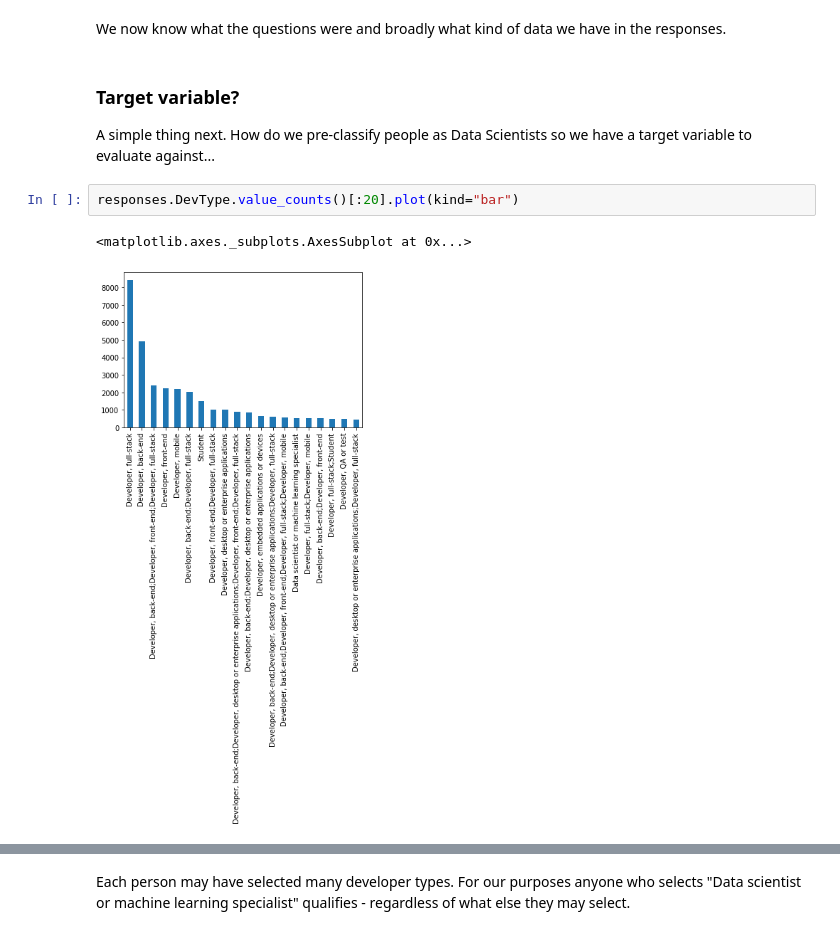
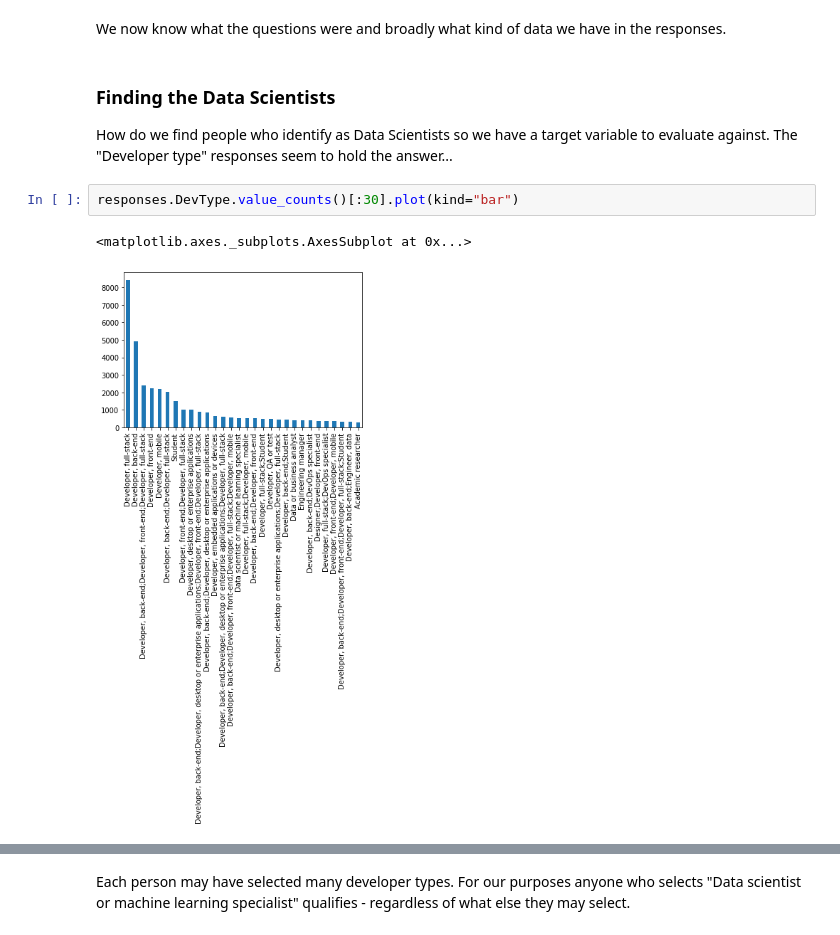
Before and after one commit to deacona/stackoverflow2019, a Jupyter notebook: Q2_Data_Scientist_classifier.ipynb, the cells around one changed output, grey strips where cells are left out. Cells and saved outputs as stored; diff of their text form.

```diff
--- a/Q2_Data_Scientist_classifier.ipynb
+++ b/Q2_Data_Scientist_classifier.ipynb
@@ -95,11 +102,11 @@ responses.apply(lambda x: x.astype(str).str.contains(';')).describe()
 # %% [markdown]
 We now know what the questions were and broadly what kind of data we have in the responses.
 # %% [markdown]
-### Target variable?
+### Finding the Data Scientists
 
-A simple thing next. How do we pre-classify people as Data Scientists so we have a target variable to evaluate against...
+How do we find people who identify as Data Scientists so we have a target variable to evaluate against. The "Developer type" responses seem to hold the answer...
 # %%
-responses.DevType.value_counts()[:20].plot(kind="bar")
+responses.DevType.value_counts()[:30].plot(kind="bar")
 # %% [output]
 <matplotlib.axes._subplots.AxesSubplot at 0x...>
-[figure, old version]
+[figure, new version]
```
Also changed, not shown: parts of 45 cells of this notebook.
